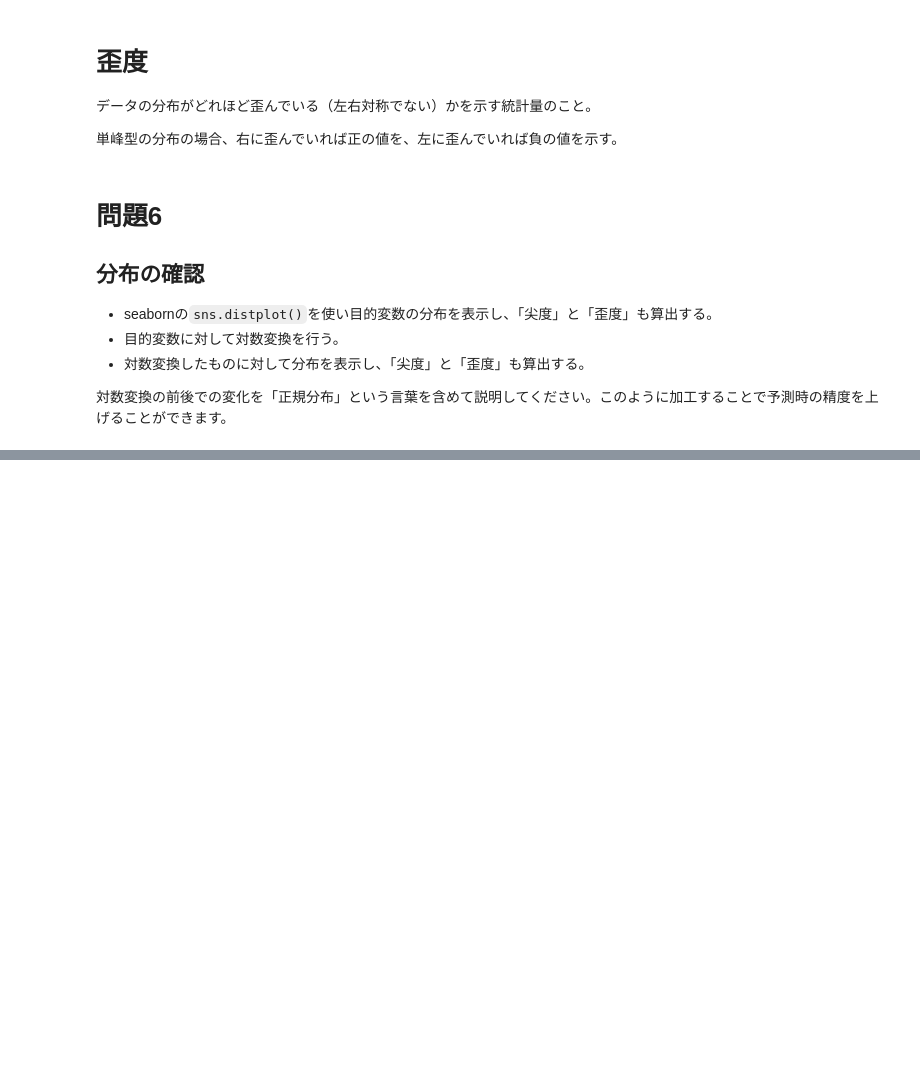
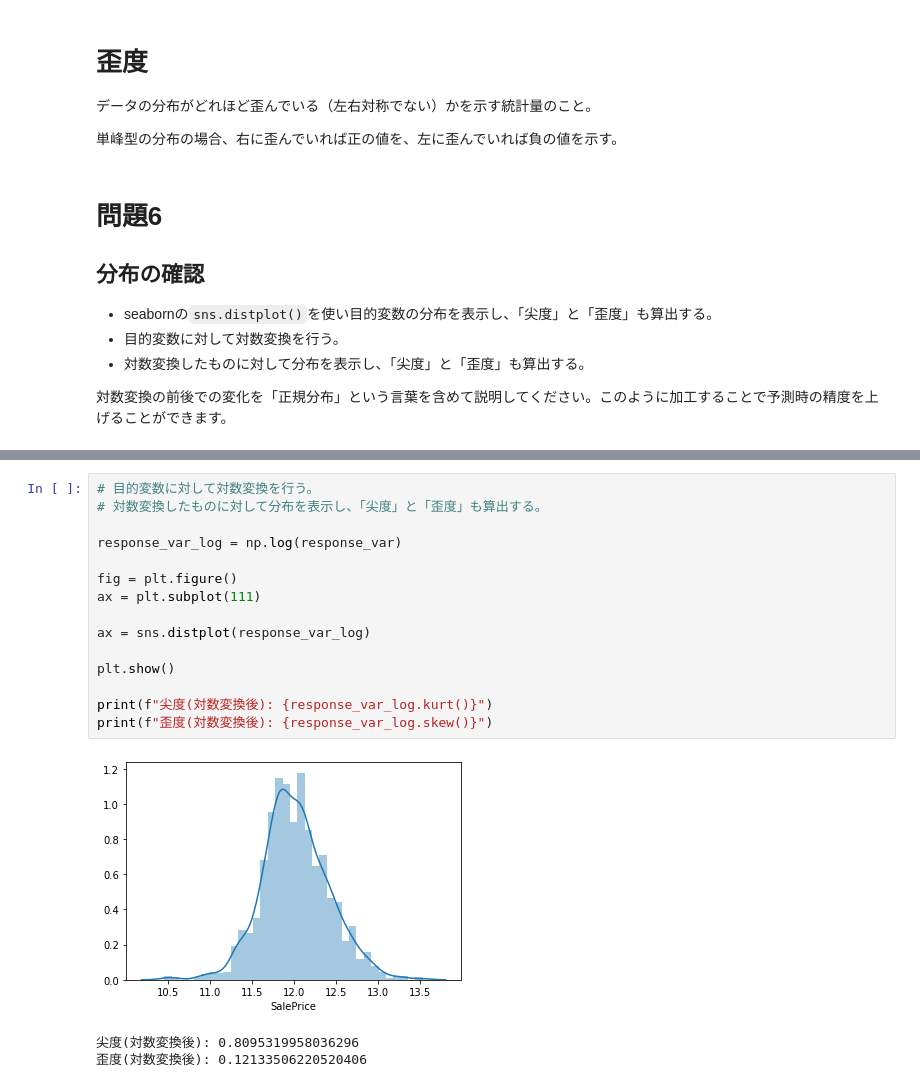
Before and after one commit to taiki-nakaso/diveintocode-ml, a Jupyter notebook: src/week3/prep/task2.ipynb, the cells around one changed output, grey strips where cells are left out. Cells and saved outputs as stored; diff of their text form; blank space fills up the shorter version.

```diff
--- a/src/week3/prep/task2.ipynb
+++ b/src/week3/prep/task2.ipynb
@@ -292,0 +279,19 @@ print(f"歪度: {response_var.skew()}")
+# %%
+# 目的変数に対して対数変換を行う。
+# 対数変換したものに対して分布を表示し、「尖度」と「歪度」も算出する。
+
+response_var_log = np.log(response_var)
+
+fig = plt.figure()
+ax = plt.subplot(111)
+
+ax = sns.distplot(response_var_log)
+
+plt.show()
+
+print(f"尖度(対数変換後): {response_var_log.kurt()}")
+print(f"歪度(対数変換後): {response_var_log.skew()}")
+# %% [output]
+[figure, added]
+尖度(対数変換後): 0.8095319958036296
+歪度(対数変換後): 0.12133506220520406
```
Also changed, not shown: parts of 8 cells of this notebook.
